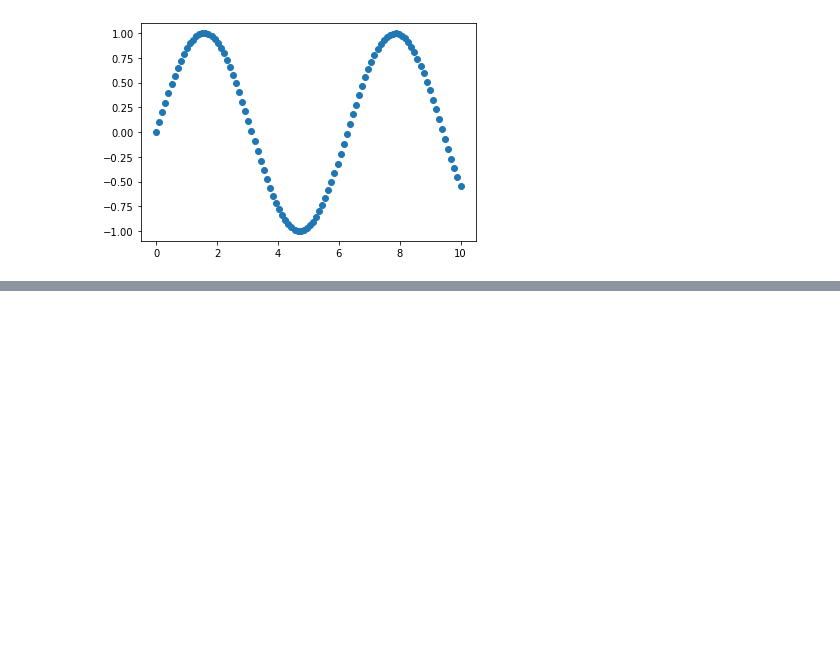
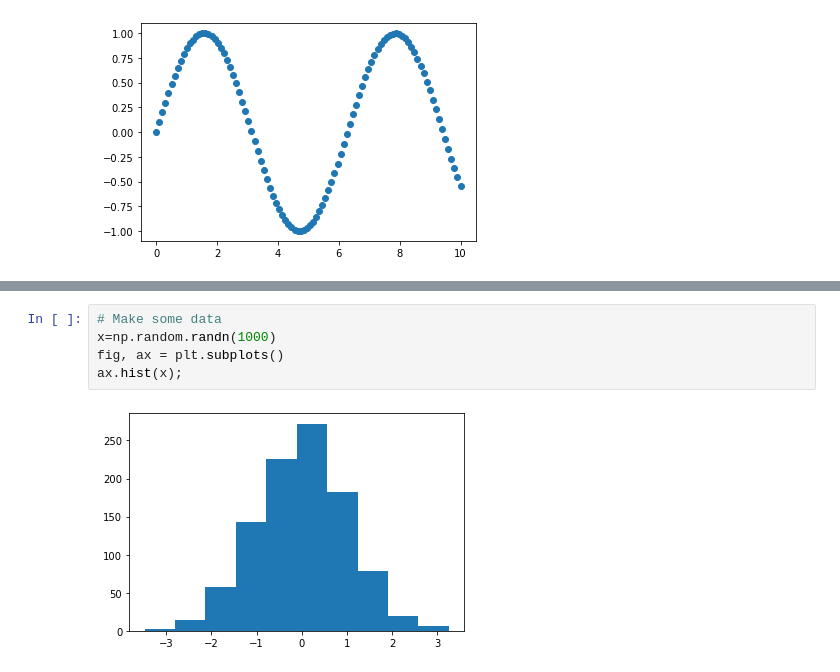
Before and after one commit to floweranna/sample_project, a Jupyter notebook: Introduction to matplotlib.ipynb, the cells around one changed output, grey strips where cells are left out. Cells and saved outputs as stored; diff of their text form; blank space fills up the shorter version.

```diff
--- a/Introduction to matplotlib.ipynb
+++ b/Introduction to matplotlib.ipynb
@@ -113,0 +131,7 @@ ax.scatter(x, np.sin(x));
+# %%
+# Make some data
+x=np.random.randn(1000)
+fig, ax = plt.subplots()
+ax.hist(x);
+# %% [output]
+[figure, added]
```
Also changed, not shown: parts of 49 cells of this notebook, 25 other files.
